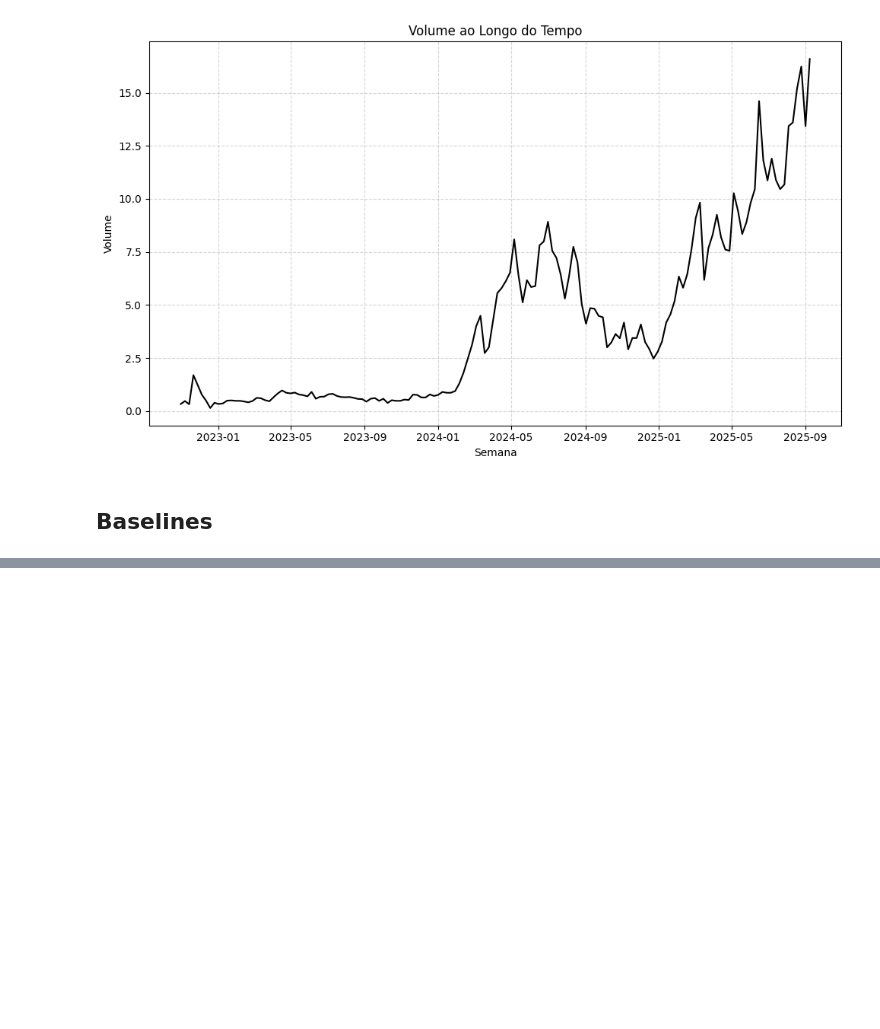
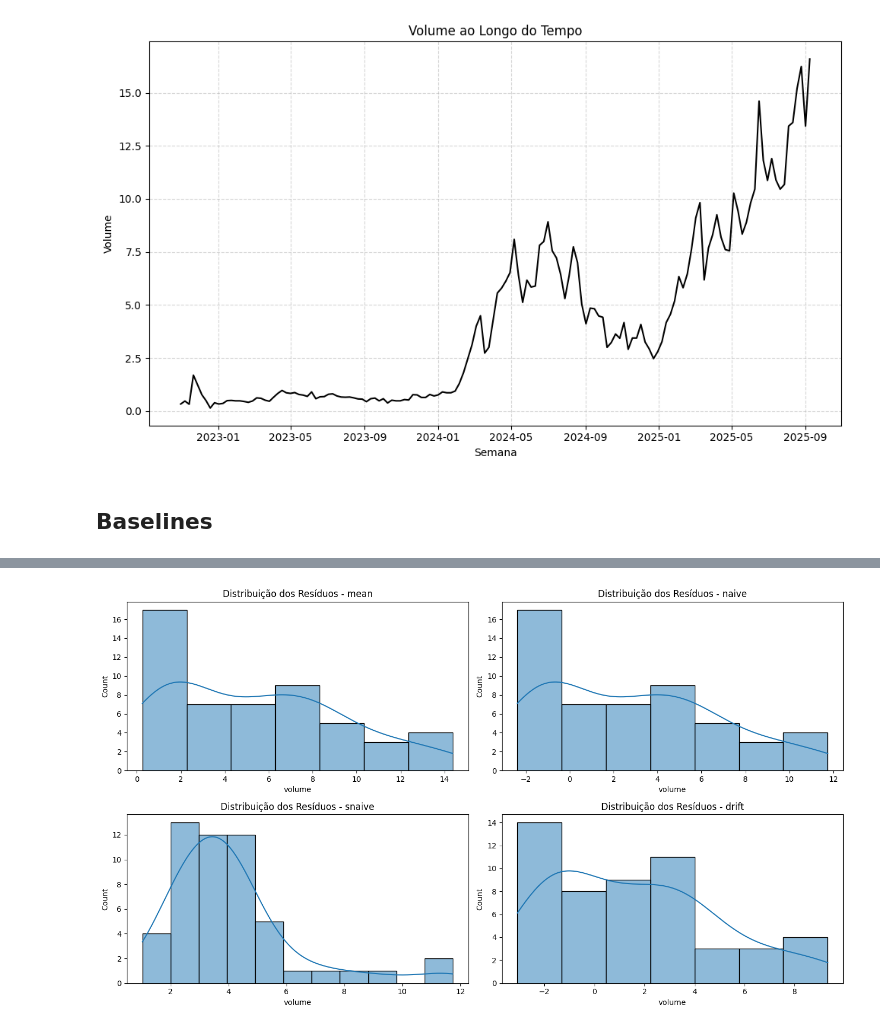
Before and after one commit to LeonardoAleee/analise_st, a Jupyter notebook: trabalho_a1.ipynb, the cells around one changed output, grey strips where cells are left out. Saved outputs shown, nothing was run; the diff lists cells and outputs as text; code cells hidden in the pictures; blank space fills up the shorter version.

```diff
--- a/trabalho_a1.ipynb
+++ b/trabalho_a1.ipynb
@@ -139,0 +173,11 @@ metrics_sktime
+# %%
+fig, axes = plt.subplots(2, 2, figsize=(14, 8))
+
+for ax, (name, res) in zip(axes.flatten(), residuos.items()):
+    sns.histplot(res, kde=True, ax=ax)
+    ax.set_title(f"Distribuição dos Resíduos - {name}")
+
+plt.tight_layout()
+plt.show()
+# %% [output]
+[figure, added]
```
Also changed, not shown: parts of 8 cells of this notebook.
